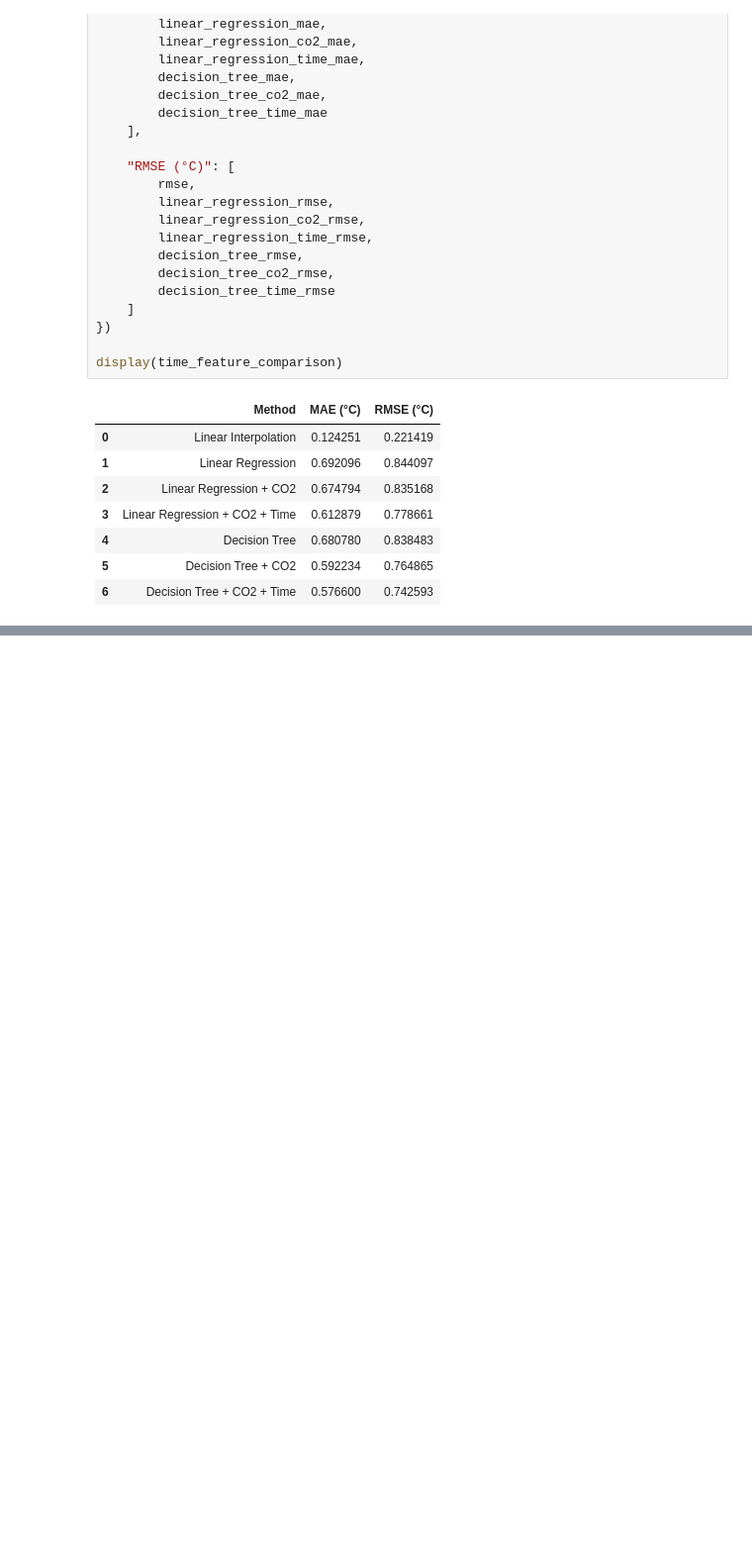
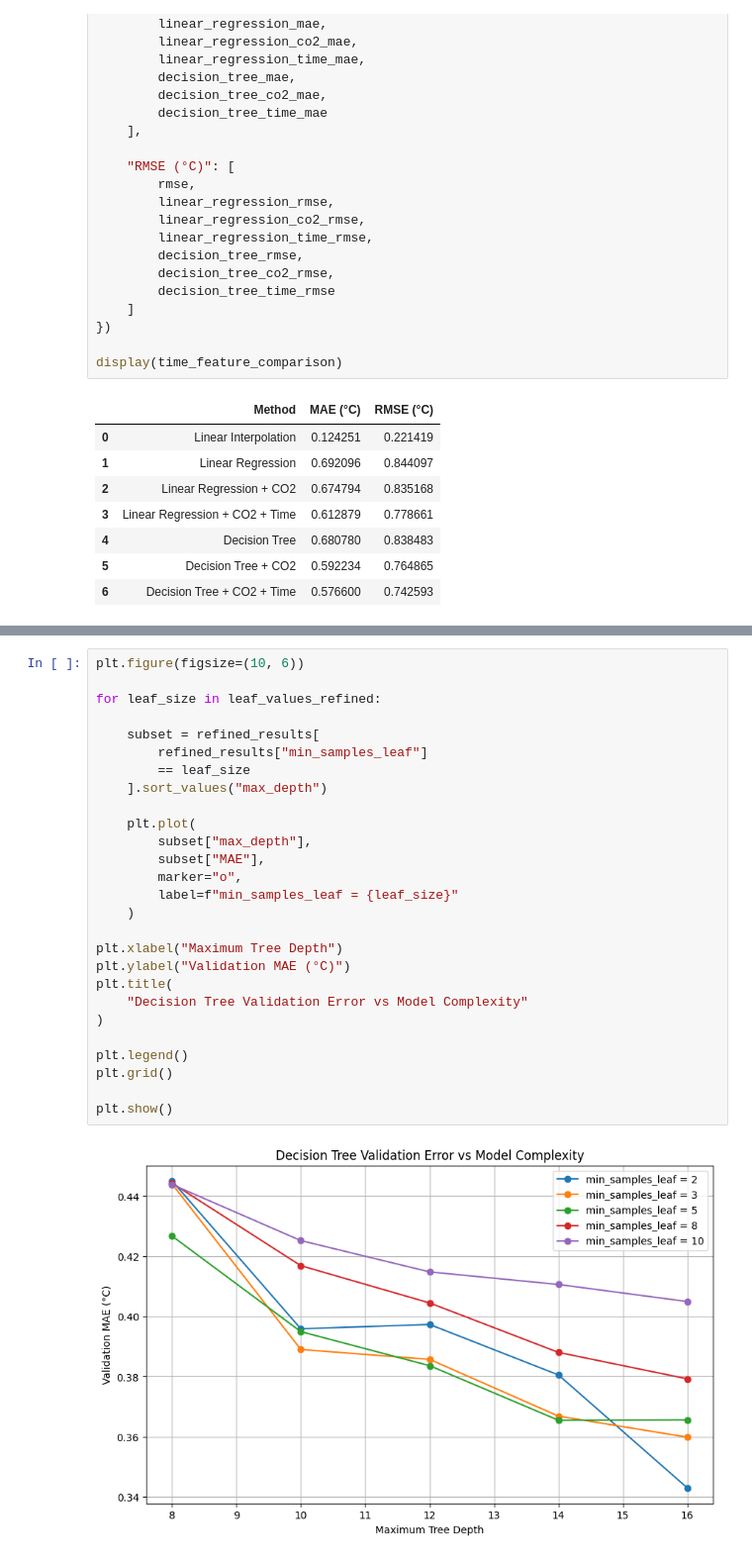
Before and after one commit to eliseiuoi/MMA3001-smart-building-sensor-reconstruction, a Jupyter notebook: 02_reconstruction_validation_ipynb.ipynb, the cells around one changed output, grey strips where cells are left out. Shown at 99% size. Cells and saved outputs as stored; diff of their text form; blank space fills up the shorter version.

```diff
--- a/02_reconstruction_validation_ipynb.ipynb
+++ b/02_reconstruction_validation_ipynb.ipynb
@@ -1236,0 +2061,29 @@ display(time_feature_comparison)
+# %%
+plt.figure(figsize=(10, 6))
+
+for leaf_size in leaf_values_refined:
+
+    subset = refined_results[
+        refined_results["min_samples_leaf"]
+        == leaf_size
+    ].sort_values("max_depth")
+
+    plt.plot(
+        subset["max_depth"],
+        subset["MAE"],
+        marker="o",
+        label=f"min_samples_leaf = {leaf_size}"
+    )
+
+plt.xlabel("Maximum Tree Depth")
+plt.ylabel("Validation MAE (°C)")
+plt.title(
+    "Decision Tree Validation Error vs Model Complexity"
+)
+
+plt.legend()
+plt.grid()
+
+plt.show()
+# %% [output]
+[figure, added]
```
Also changed, not shown: parts of 61 cells of this notebook.
